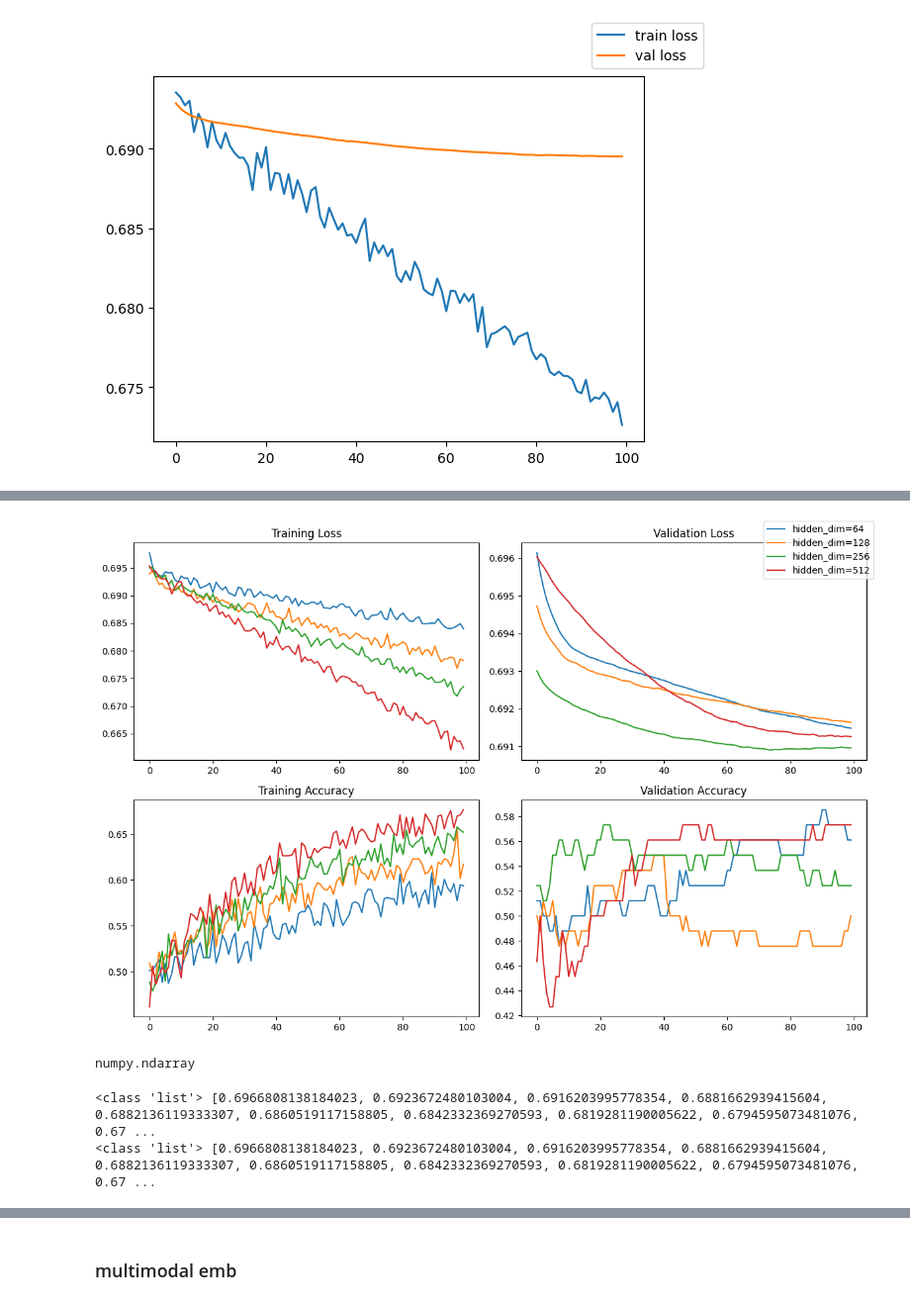
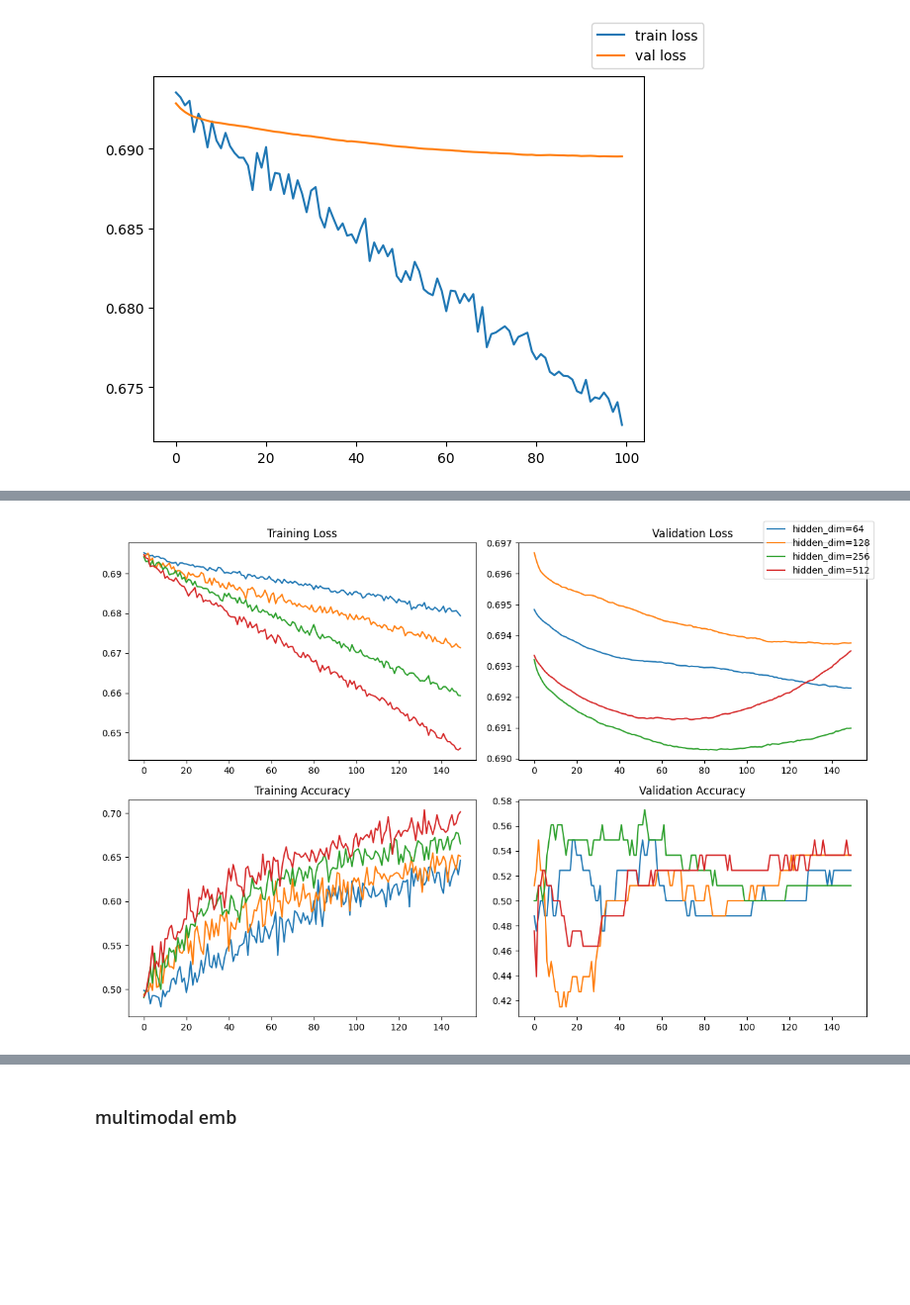
Before and after one commit to linv24/6.8300, a Jupyter notebook: project/dev.ipynb, the cells around one changed output, grey strips where cells are left out. Shown at 99% size. Cells and saved outputs as stored; diff of their text form; code cells hidden in the pictures; blank space fills up the shorter version.

```diff
--- a/project/dev.ipynb
+++ b/project/dev.ipynb
@@ -16,12 +16,10 @@ from collections import defaultdict
 from tqdm import tqdm
 from sklearn.metrics import confusion_matrix
 import numpy as np
+import json
 
 from utils import *
-
-CLIP_MODEL_NAME = "openai/clip-vit-base-patch16"
-DATA_DIRECTORY = "data"
-MODEL_DIRECTORY = "models"
+from config import *
 
 device = "cuda" if torch.cuda.is_available() else "cpu"
 
@@ -138,20 +137,6 @@ default_dataset_args = {
     "resize_mask": False,
     "trans_vec": [],
 }
-
-allowed_predicates = set([
-    "in front of", # occlusion, depth
-    "behind", # occlusion, depth
-    "below", # relative position
-    "to the left of (wrt you)", # relative position
-    "to the right of (wrt you)", # relative position
-    "to the side of", # relative position
-    "on", # relative position
-    "covering", # occlusion
-    "inside", # occlusion
-    "near", # depth
-    "far from", # depth
-])
 
 train_dataset_args = default_dataset_args | {"split": "train"}
 # val_dataset_args = default_dataset_args | {"split": "valid"}
@@ -258,3 +237,18 @@ Doing image cropping for train set
 Not normalizing rgb for train set
 Reading all the data into memory
 Python(62904) MallocStackLogging: can't turn off malloc stack logging because it was not enabled.
+# %%
+# count dataset samples
+d = defaultdict(dict)
+for predicate in allowed_predicates:
+    predicate_count = 0
+    for split in ("train", "valid", "test"):
+        split_samples = torch.load(f"data/predicate_probe_data/{predicate}_{split}.pt")
+        d[predicate][split] = len(split_samples)
+        predicate_count += len(split_samples)
+    d[predicate]["total"] = predicate_count
+
+print(json.dumps(d, indent=2))
+
+with open("data/sample_counts.json", "w") as f:
+    json.dump(d, f, indent=2)
@@ -399,12 +323,16 @@ Final train/val loss: 0.6726/0.6895, final train/val acc: 0.6417/0.5488
 # hyperparameter study: mlp hidden_dim
 
 predicate = "behind"
+batch_size = 16
+total_steps = 8_000
 
 data_file_path = f"{DATA_DIRECTORY}/predicate_probe_data/{predicate}"
 train_ds = PredicateProbeDataset(data_file_path + "_train.pt")
-train_dl = DataLoader(train_ds, batch_size=16)
+train_dl = DataLoader(train_ds, batch_size=batch_size)
 val_ds = PredicateProbeDataset(data_file_path + "_valid.pt")
-val_dl = DataLoader(val_ds, batch_size=16)
+val_dl = DataLoader(val_ds, batch_size=batch_size)
+
+num_epochs = total_steps // (len(train_ds) // batch_size)
 
 fig, ax = plt.subplots(2, 2, figsize=(12, 8))
 ax[0,0].set_title("Training Loss")
@@ -416,7 +344,7 @@ for hidden_dim in (64, 128, 256, 512):
     mlp_model = MLP(hidden_dim=hidden_dim)
 
     train_outputs = train(mlp_model, train_dl, val_dl,
-                        num_epochs=100, lr=1e-5, verbose=False)
+                        num_epochs=num_epochs, lr=1e-5, verbose=False)
     train_losses, val_losses, train_confusion_matrices, val_confusion_matrices = train_outputs
 
     # torch.save(mlp_model.state_dict(), f"{MODEL_DIRECTORY}/test.pt")
@@ -440,14 +368 @@ Final train/val loss: 0.6623/0.6913, final train/val acc: 0.6768/0.5732
-[figure, old version]
+[figure, new version]
-# %%
-type(train_confusion_matrices[0])
-# %% [output]
-numpy.ndarray
-# %%
-print(type(train_losses), train_losses)
-torch.save(train_losses, "output/behind_train_losses.pt")
-
-losses = torch.load("output/behind_train_losses.pt")
-print(type(losses), losses)
-# %% [output]
-<class 'list'> [0.6966808138184023, 0.6923672480103004, 0.6916203995778354, 0.6881662939415604, 0.6882136119333307, 0.6860519117158805, 0.6842332369270593, 0.6819281190005622, 0.6794595073481076, 0.67 ...
-<class 'list'> [0.6966808138184023, 0.6923672480103004, 0.6916203995778354, 0.6881662939415604, 0.6882136119333307, 0.6860519117158805, 0.6842332369270593, 0.6819281190005622, 0.6794595073481076, 0.67 ...
```
Also changed, not shown: parts of 13 cells of this notebook, 2 other files.
